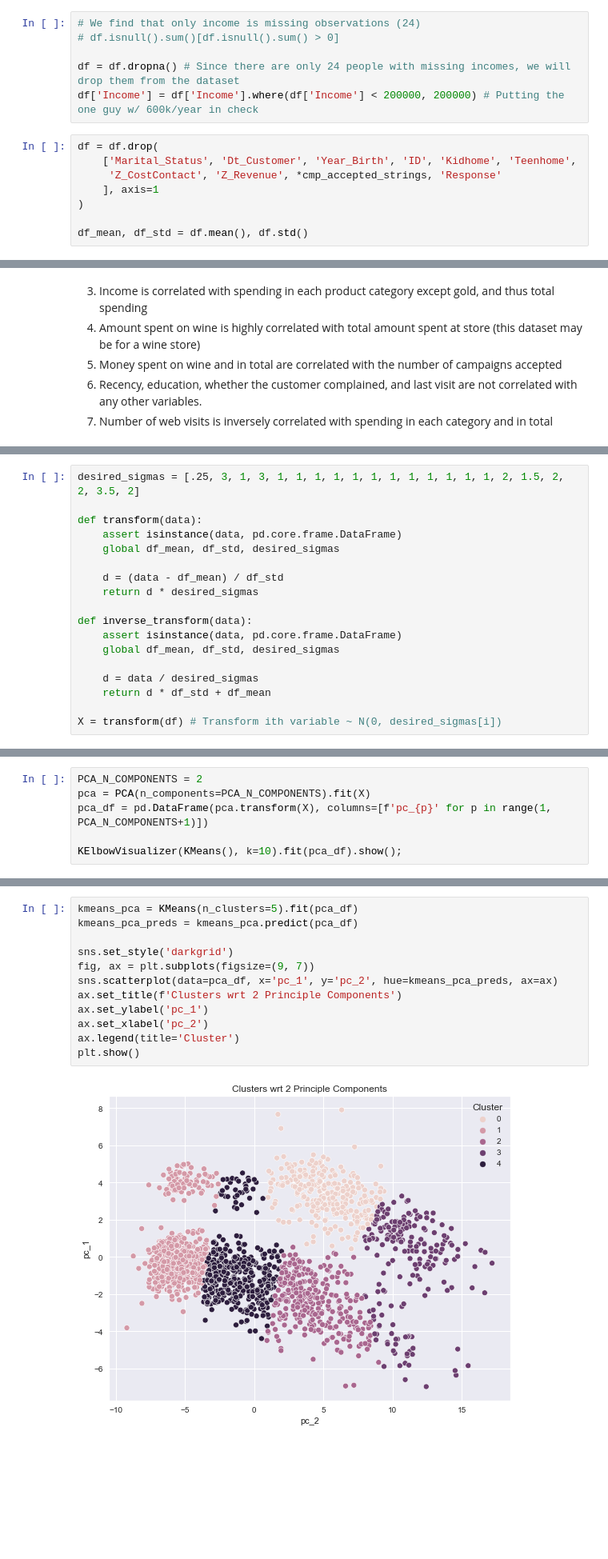
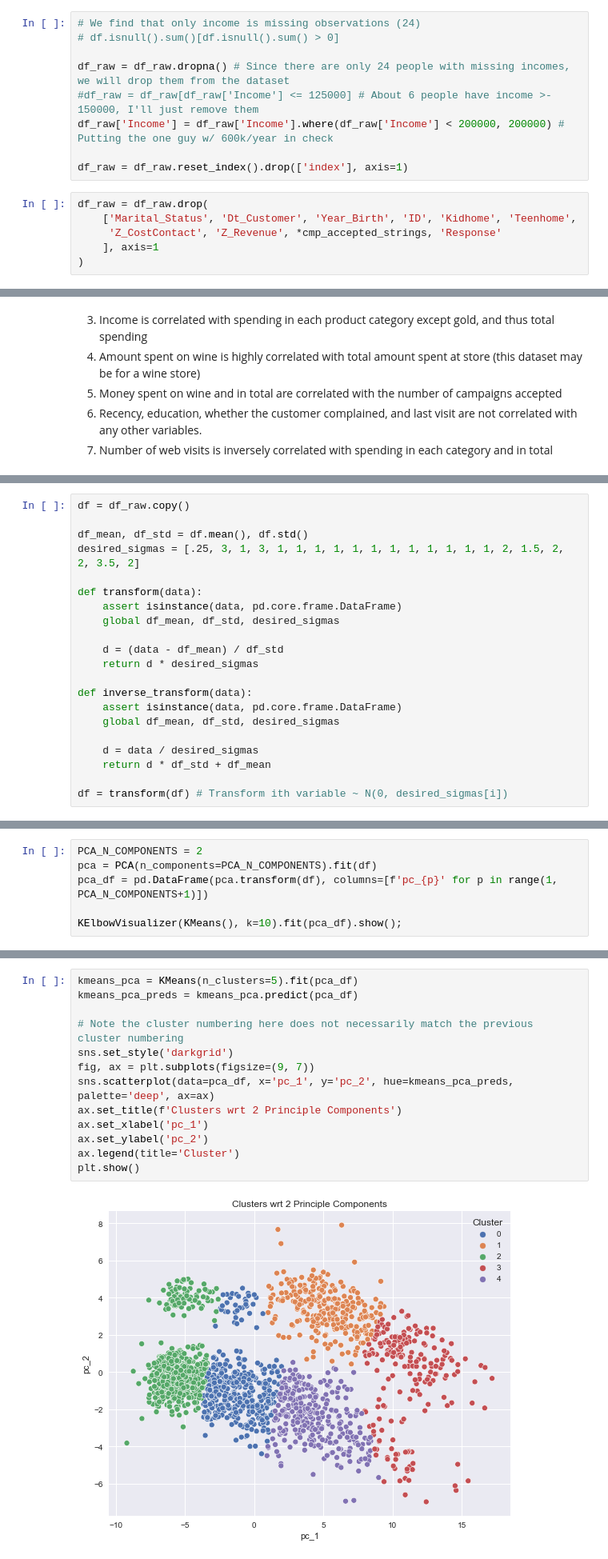
Before and after one commit to lVicholas/Business_Analyses, a Jupyter notebook: customer_analysis_unsupervised_learning.ipynb, the cells around one changed output, grey strips where cells are left out. Shown at 80% size. Cells and saved outputs as stored; diff of their text form; blank space fills up the shorter version.

```diff
--- a/customer_analysis_unsupervised_learning.ipynb
+++ b/customer_analysis_unsupervised_learning.ipynb
@@ -100,13 +99,14 @@ df['Response'] = df['Response'].map(lambda x: (x-.5)/2)
 # We find that only income is missing observations (24)
 # df.isnull().sum()[df.isnull().sum() > 0]
 
-df = df.dropna() # Since there are only 24 people with missing incomes, we will drop them from the dataset
-df['Income'] = df['Income'].where(df['Income'] < 200000, 200000) # Putting the one guy w/ 600k/year in check
+df_raw = df_raw.dropna() # Since there are only 24 people with missing incomes, we will drop them from the dataset
+#df_raw = df_raw[df_raw['Income'] <= 125000] # About 6 people have income >- 150000, I'll just remove them
+df_raw['Income'] = df_raw['Income'].where(df_raw['Income'] < 200000, 200000) # Putting the one guy w/ 600k/year in check
+
+df_raw = df_raw.reset_index().drop(['index'], axis=1)
 # %%
-df = df.drop(
+df_raw = df_raw.drop(
     ['Marital_Status', 'Dt_Customer', 'Year_Birth', 'ID', 'Kidhome', 'Teenhome',
      'Z_CostContact', 'Z_Revenue', *cmp_accepted_strings, 'Response'
     ], axis=1
 )
-
-df_mean, df_std = df.mean(), df.std()
@@ -154,4 +149,7 @@ In this notebook, I am looking to segment customers based on who should be targe
 # %%
+df = df_raw.copy()
+
+df_mean, df_std = df.mean(), df.std()
 desired_sigmas = [.25, 3, 1, 3, 1, 1, 1, 1, 1, 1, 1, 1, 1, 1, 1, 1, 2, 1.5, 2, 2, 3.5, 2]
 
 def transform(data):
@@ -168,4 +166,4 @@ def inverse_transform(data):
     d = data / desired_sigmas
     return d * df_std + df_mean
 
-X = transform(df) # Transform ith variable ~ N(0, desired_sigmas[i])
+df = transform(df) # Transform ith variable ~ N(0, desired_sigmas[i])
@@ -182,7 +180,7 @@ We can also fit KMeans on principal components (PCA) and see if this yields a di
 # %%
 PCA_N_COMPONENTS = 2
-pca = PCA(n_components=PCA_N_COMPONENTS).fit(X)
-pca_df = pd.DataFrame(pca.transform(X), columns=[f'pc_{p}' for p in range(1, PCA_N_COMPONENTS+1)])
+pca = PCA(n_components=PCA_N_COMPONENTS).fit(df)
+pca_df = pd.DataFrame(pca.transform(df), columns=[f'pc_{p}' for p in range(1, PCA_N_COMPONENTS+1)])
 
 KElbowVisualizer(KMeans(), k=10).fit(pca_df).show();
 # %% [output]
@@ -215,14 +217,15 @@ There is some (apparent) noise in the cluster assignemt which is due to other va
 # %%
 kmeans_pca = KMeans(n_clusters=5).fit(pca_df)
 kmeans_pca_preds = kmeans_pca.predict(pca_df)
 
+# Note the cluster numbering here does not necessarily match the previous cluster numbering
 sns.set_style('darkgrid')
 fig, ax = plt.subplots(figsize=(9, 7))
-sns.scatterplot(data=pca_df, x='pc_1', y='pc_2', hue=kmeans_pca_preds, ax=ax)
+sns.scatterplot(data=pca_df, x='pc_1', y='pc_2', hue=kmeans_pca_preds, palette='deep', ax=ax)
 ax.set_title(f'Clusters wrt 2 Principle Components')
-ax.set_ylabel('pc_1')
-ax.set_xlabel('pc_2')
+ax.set_xlabel('pc_1')
+ax.set_ylabel('pc_2')
 ax.legend(title='Cluster')
 plt.show()
 # %% [output]
-[figure, old version]
+[figure, new version]
```
Also changed, not shown: parts of 30 cells of this notebook.
